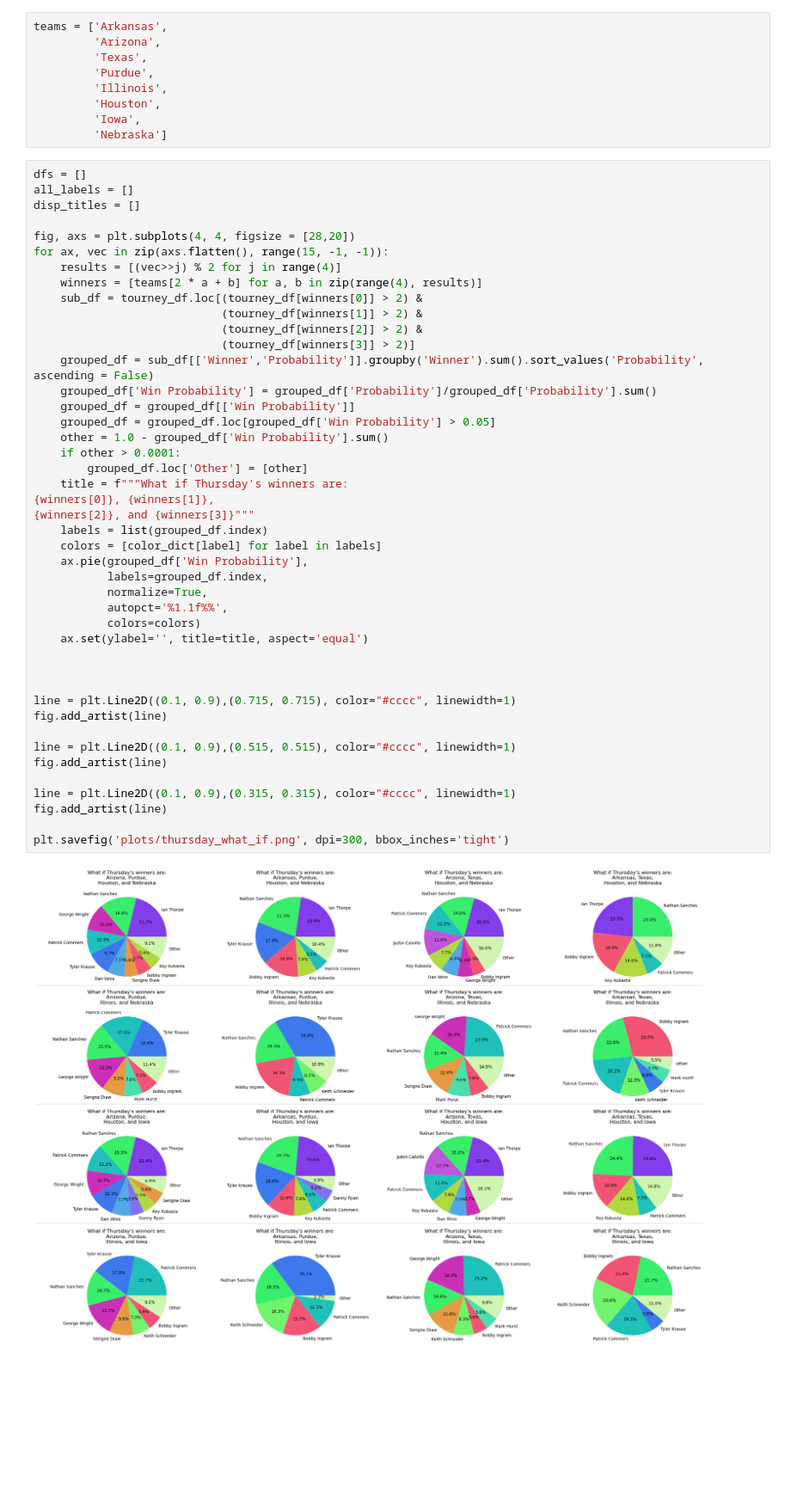
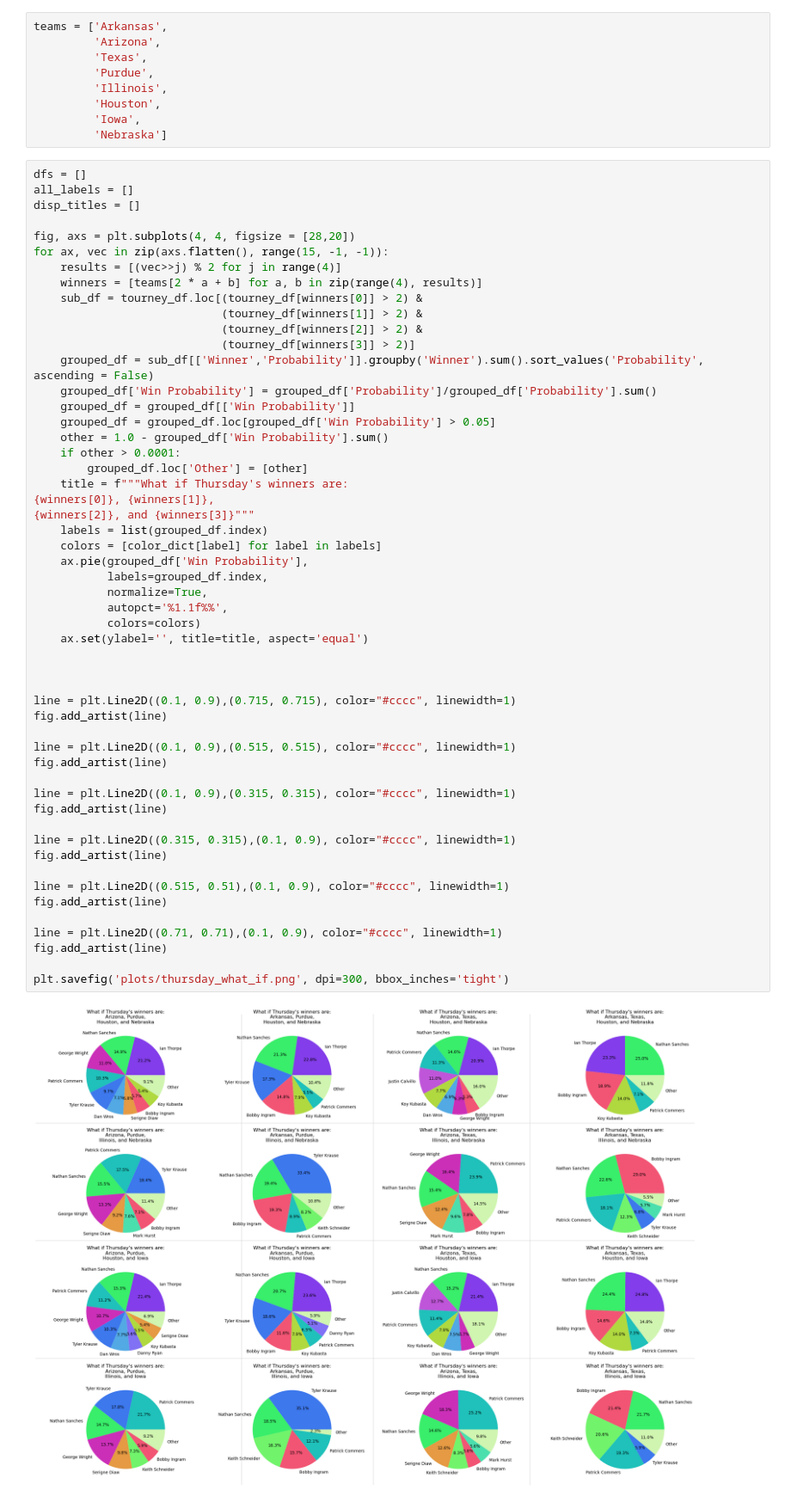
Before and after one commit to kschneider0422/march-madness-2026, a Jupyter notebook: thursday four pack.ipynb, the cells around one changed output. Shown at 86% size. Cells and saved outputs as stored; diff of their text form; blank space fills up the shorter version.

Commit message:
add lines

```diff
--- a/thursday four pack.ipynb
+++ b/thursday four pack.ipynb
@@ -104,31 +104,40 @@ for ax, vec in zip(axs.flatten(), range(15, -1, -1)):
     grouped_df = grouped_df[['Win Probability']]
     grouped_df = grouped_df.loc[grouped_df['Win Probability'] > 0.05]
     other = 1.0 - grouped_df['Win Probability'].sum()
     if other > 0.0001:
         grouped_df.loc['Other'] = [other]
     title = f"""What if Thursday's winners are:
 {winners[0]}, {winners[1]},
 {winners[2]}, and {winners[3]}"""
     labels = list(grouped_df.index)
     colors = [color_dict[label] for label in labels]
     ax.pie(grouped_df['Win Probability'],
            labels=grouped_df.index,
            normalize=True,
            autopct='%1.1f%%',
            colors=colors)
     ax.set(ylabel='', title=title, aspect='equal')
 
 
 
 line = plt.Line2D((0.1, 0.9),(0.715, 0.715), color="#cccc", linewidth=1)
 fig.add_artist(line)
 
 line = plt.Line2D((0.1, 0.9),(0.515, 0.515), color="#cccc", linewidth=1)
 fig.add_artist(line)
 
 line = plt.Line2D((0.1, 0.9),(0.315, 0.315), color="#cccc", linewidth=1)
 fig.add_artist(line)
 
+line = plt.Line2D((0.315, 0.315),(0.1, 0.9), color="#cccc", linewidth=1)
+fig.add_artist(line)
+
+line = plt.Line2D((0.515, 0.51),(0.1, 0.9), color="#cccc", linewidth=1)
+fig.add_artist(line)
+
+line = plt.Line2D((0.71, 0.71),(0.1, 0.9), color="#cccc", linewidth=1)
+fig.add_artist(line)
+
 plt.savefig('plots/thursday_what_if.png', dpi=300, bbox_inches='tight')
 # %% [output]
-[figure, old version]
+[figure, new version]
```
Also changed, not shown: 1 other file.
